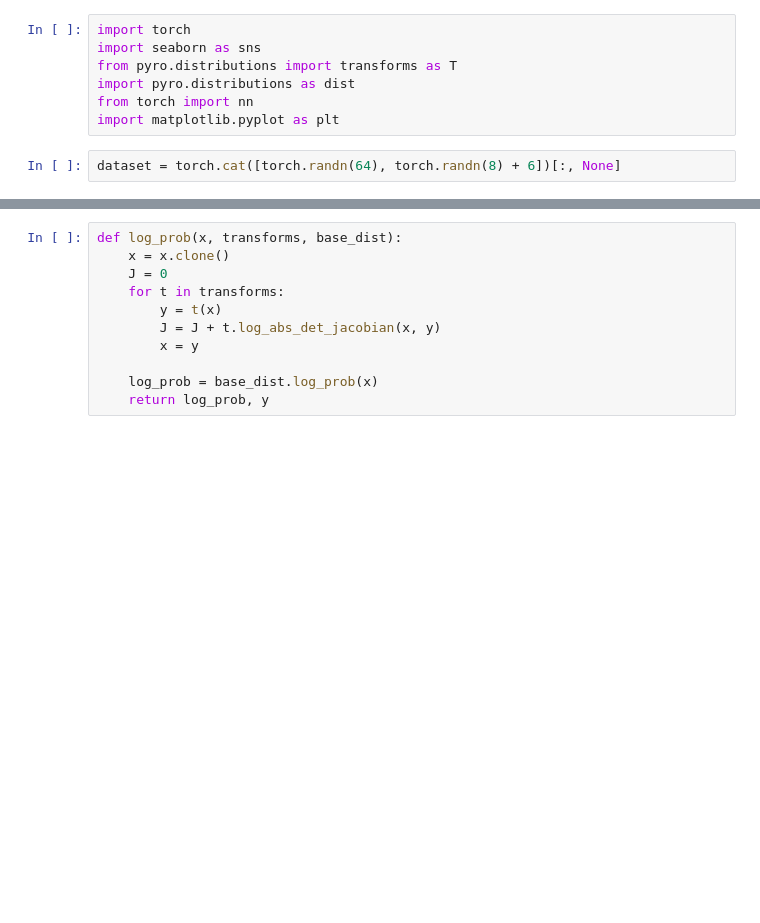
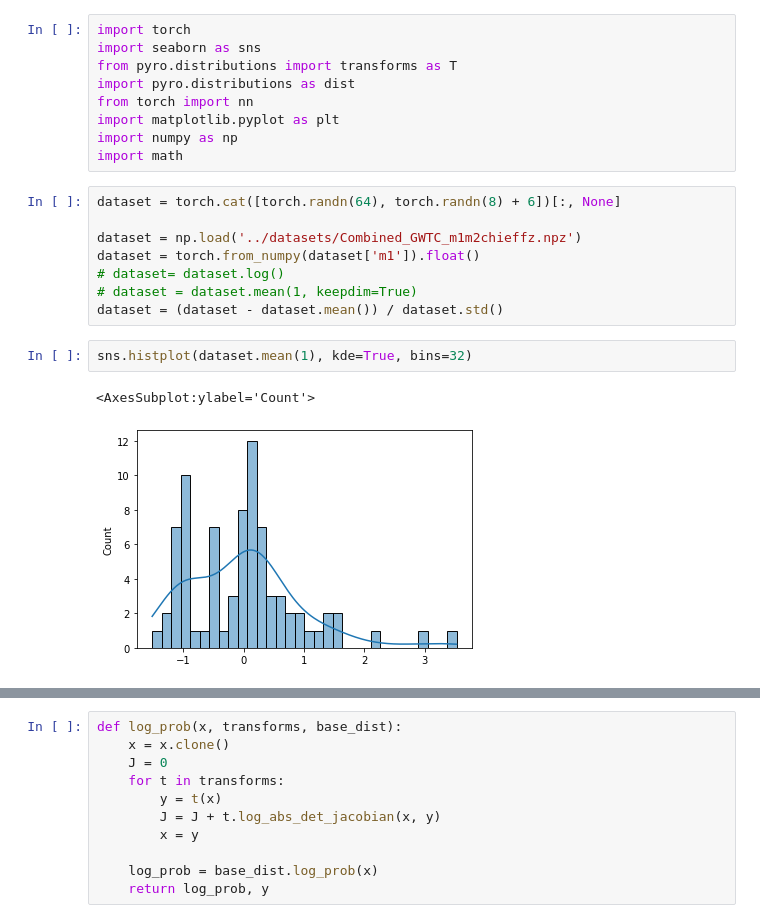
Before and after one commit to DavidRuhe/gw, a Jupyter notebook: src/planar_flow.ipynb, the cells around one changed output, grey strips where cells are left out. Saved outputs shown, nothing was run; the diff lists cells and outputs as text; blank space fills up the shorter version.

```diff
--- a/src/planar_flow.ipynb
+++ b/src/planar_flow.ipynb
@@ -5,6 +5,19 @@ from pyro.distributions import transforms as T
 import pyro.distributions as dist
 from torch import nn
 import matplotlib.pyplot as plt
+import numpy as np
+import math
 # %%
 dataset = torch.cat([torch.randn(64), torch.randn(8) + 6])[:, None]
+
+dataset = np.load('../datasets/Combined_GWTC_m1m2chieffz.npz')
+dataset = torch.from_numpy(dataset['m1']).float()
+# dataset= dataset.log()
+# dataset = dataset.mean(1, keepdim=True)
+dataset = (dataset - dataset.mean()) / dataset.std()
+# %%
+sns.histplot(dataset.mean(1), kde=True, bins=32)
+# %% [output]
+<AxesSubplot:ylabel='Count'>
+[figure, added]
 # %%
```
Also changed, not shown: parts of 14 cells of this notebook, 25 other files.
